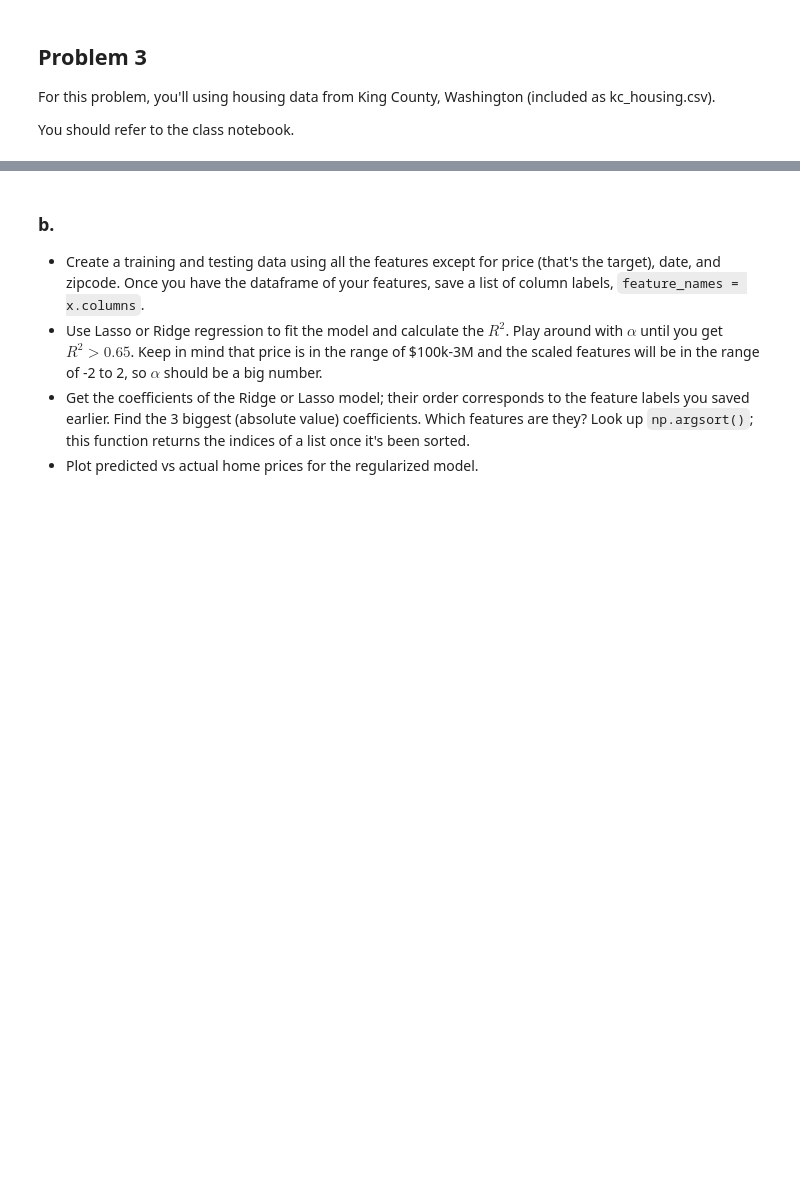
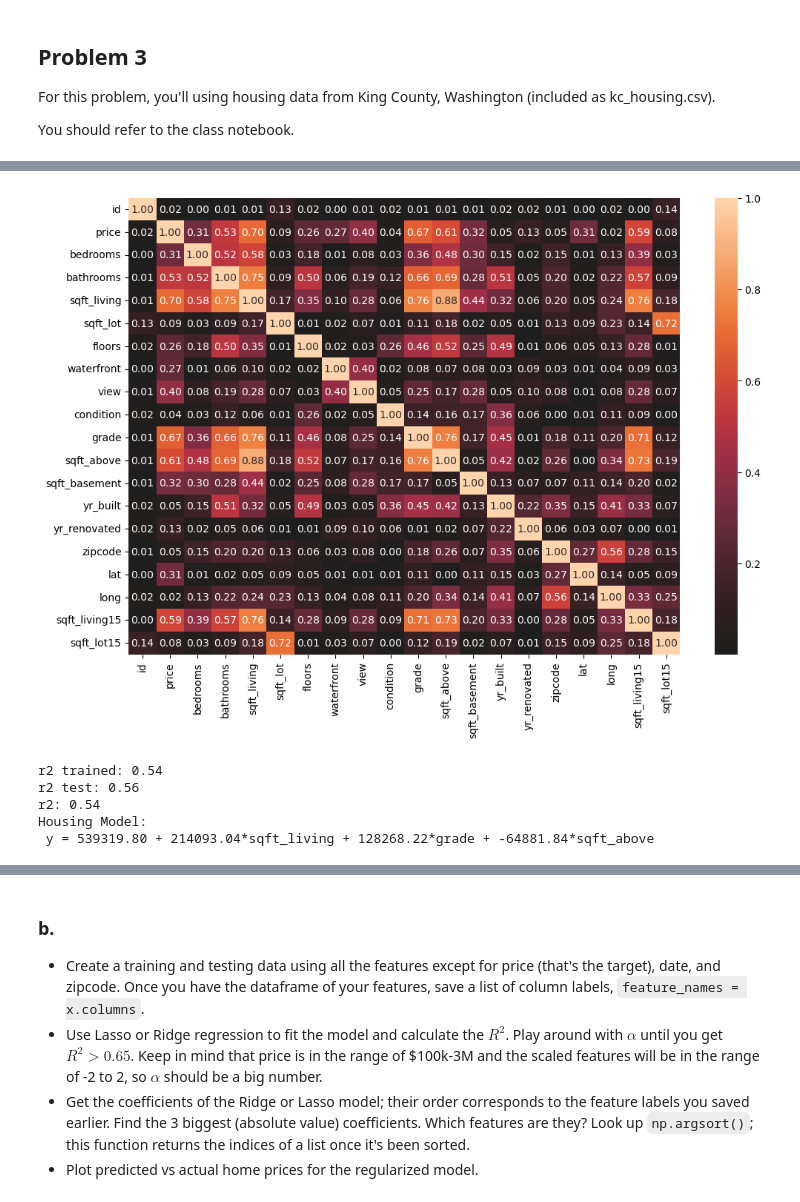
Before and after one commit to GettysburgDataScience/ps1-linear-regression-RatulPradhan, a Jupyter notebook: PS1.ipynb, the cells around one changed output, grey strips where cells are left out. Cells and saved outputs as stored; diff of their text form; code cells hidden in the pictures; blank space fills up the shorter version.

```diff
--- a/PS1.ipynb
+++ b/PS1.ipynb
@@ -164,0 +289,47 @@ housing_df = pd.read_csv('kc_house_data.csv')
+# %%
+corr = housing_df.select_dtypes(include=[np.number]).corr()
+plt.figure(figsize=(12, 8))
+sns.heatmap(np.abs(corr), annot=True, center=0, fmt=".2f")
+plt.show()
+# %% [output]
+[figure, added]
+# %%
+# Your code here. Add cells as needed.
+from sklearn.preprocessing import StandardScaler
+
+features = ['sqft_living', 'grade', 'sqft_above']
+X = housing_df[features]
+y = housing_df['price']
+
+X_train, X_test, y_train, y_test = skms.train_test_split(X, y, test_size=0.2, random_state=9)
+
+scaler = StandardScaler()
+X_train_scaled = scaler.fit_transform(X_train)
+X_test_scaled = scaler.transform(X_test)
+X_scaled = scaler.transform(X)
+
+model = sklm.LinearRegression()
+model.fit(X_train_scaled, y_train)
+
+y_pred_train = model.predict(X_train_scaled)
+y_pred_test = model.predict(X_test_scaled)
+y_pred = model.predict(X_scaled)
+
+r2_trained = model.score(X_train_scaled, y_train)
+r2_test = model.score(X_test_scaled, y_test)
+r2 = model.score(X_scaled, y)
+
+print(f'r2 trained: {r2_trained:.2f}')
+print(f'r2 test: {r2_test:.2f}')
+print(f'r2: {r2:.2f}')
+
+
+model.__dict__
+
+print_model(model.intercept_, model.coef_, features, 'Housing Model')
+# %% [output]
+r2 trained: 0.54
+r2 test: 0.56
+r2: 0.54
+Housing Model:
+ y = 539319.80 + 214093.04*sqft_living + 128268.22*grade + -64881.84*sqft_above
```
Also changed, not shown: parts of 29 cells of this notebook.
